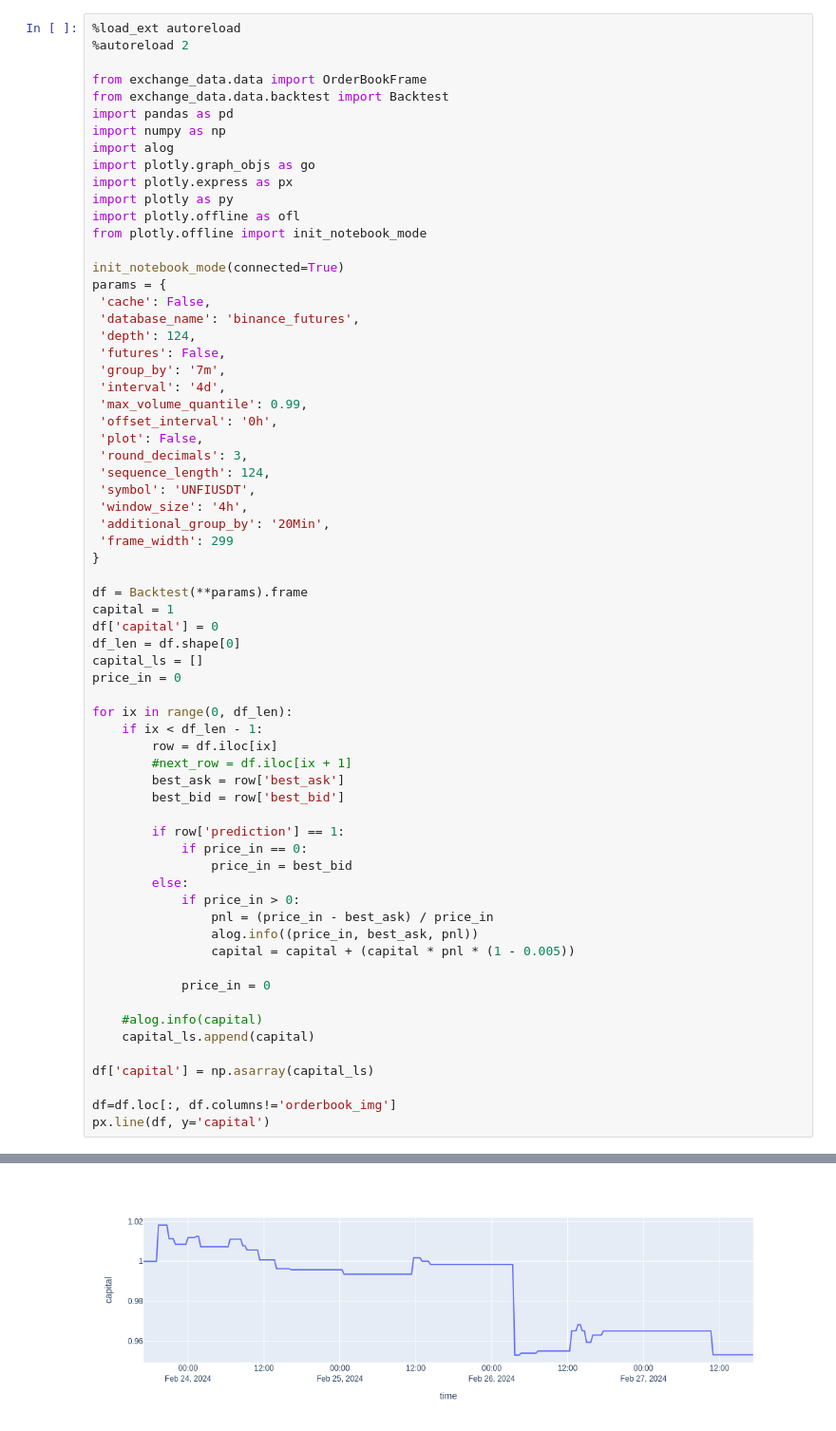
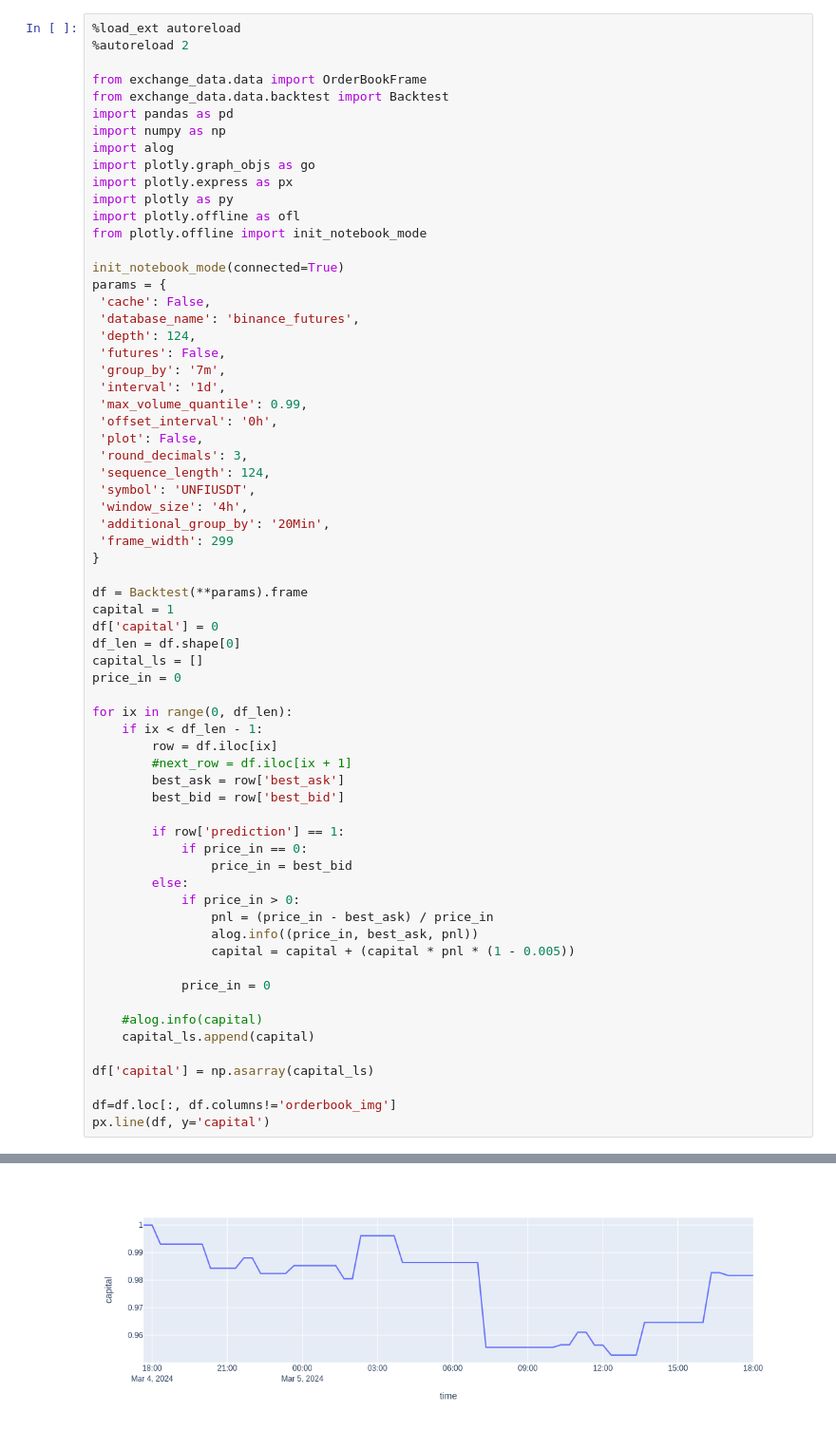
Before and after one commit to joliveros/exchange-data, a Jupyter notebook: notebooks/backtest.ipynb, the cells around one changed output, grey strips where cells are left out. Shown: that part at 95% size. Cells and saved outputs as stored; diff of their text form.

```diff
--- a/notebooks/backtest.ipynb
+++ b/notebooks/backtest.ipynb
@@ -20,7 +20,7 @@ params = {
  'depth': 124,
  'futures': False,
  'group_by': '7m',
- 'interval': '4d',
+ 'interval': '1d',
  'max_volume_quantile': 0.99,
  'offset_interval': '0h',
  'plot': False,
@@ -87 +87 @@ The autoreload extension is already loaded. To reload it, use:
-[figure, old version]
+[figure, new version]
```
Also changed, not shown: parts of 1 cell of this notebook.
